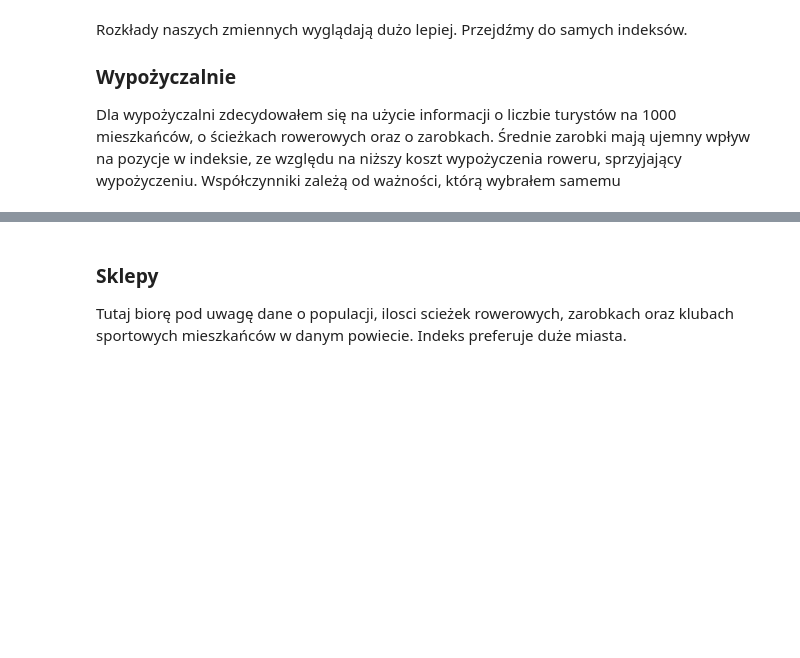
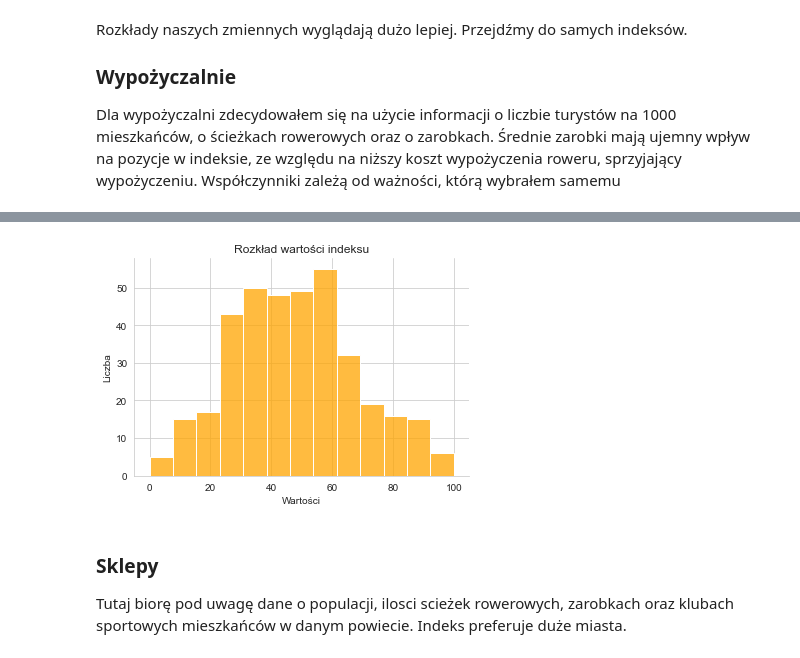
Before and after one commit to wojtekolesinski/bicycle-shop-case-study, a Jupyter notebook: notebook.ipynb, the cells around one changed output, grey strips where cells are left out. Saved outputs shown, nothing was run; the diff lists cells and outputs as text; code cells hidden in the pictures; blank space fills up the shorter version.

```diff
--- a/notebook.ipynb
+++ b/notebook.ipynb
@@ -344,6 +340,16 @@ dane_trans.loc[wypozyczalnie.nlargest(5).index, :]
 | Powiat kamieński | 0.259118 | 0.999227 | 0.964046 | 0.872146 | 0.516705 | 0.367305 | ... |
 | Powiat kołobrzeski | 0.480407 | 0.999881 | 0.999135 | 0.582844 | 0.528219 | 0.518427 | ... |
 | Powiat koniński | 0.697053 | 0.721039 | 0.757742 | 0.481126 | 0.645123 | 0.286484 | ... |
+# %%
+sns.set_style('whitegrid')
+sns.histplot(wypozyczalnie, color='orange')
+sns.despine()
+plt.xlabel('Wartości')
+plt.ylabel('Liczba')
+plt.title('Rozkład wartości indeksu')
+plt.show()
+# %% [output]
+[figure, added]
 # %% [markdown]
 ### Sklepy
 Tutaj biorę pod uwagę dane o populacji, ilosci scieżek rowerowych, zarobkach oraz klubach sportowych mieszkańców w danym powiecie. Indeks preferuje duże miasta.
```
Also changed, not shown: parts of 8 cells of this notebook.
